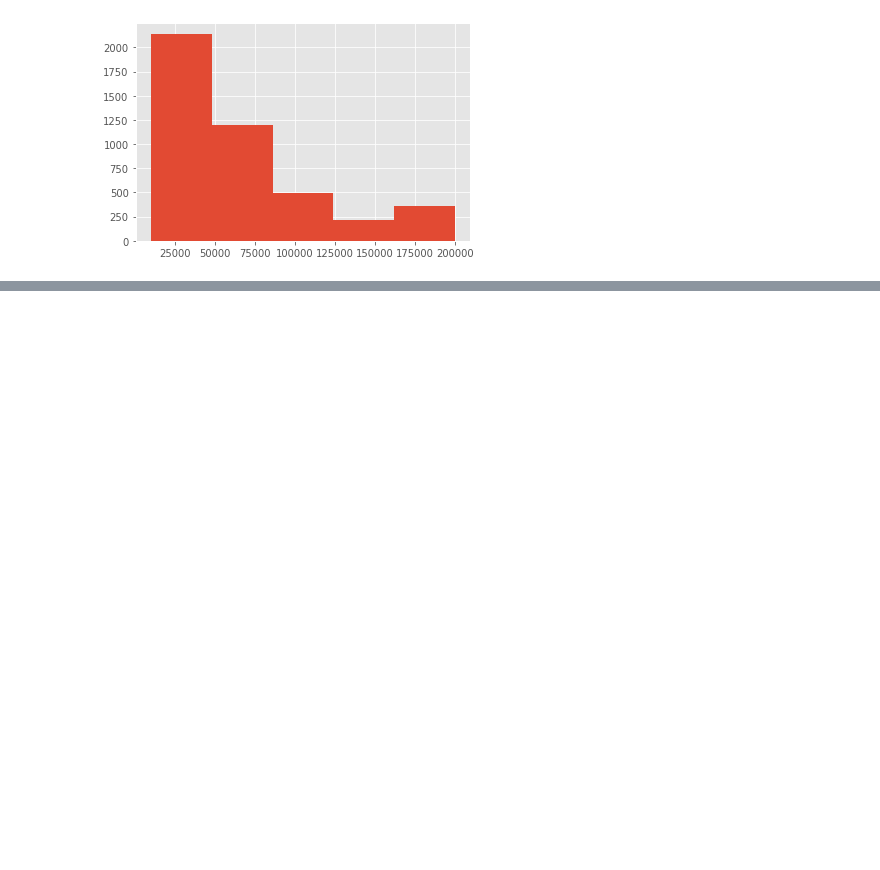
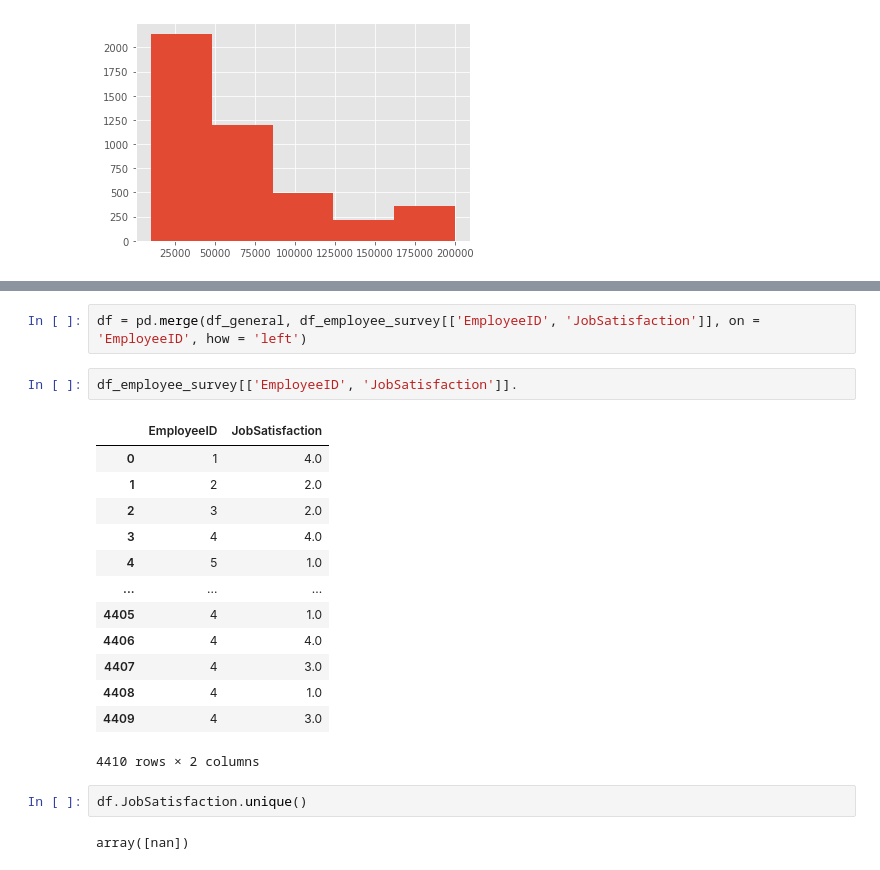
Before and after one commit to santiagogz11/HRProject, a Jupyter notebook: Exploracion.ipynb, the cells around one changed output, grey strips where cells are left out. Drawn from its saved outputs; the diff is of its cells as text; blank space fills up the shorter version.

Commit message:
Ajuste a dataframe

```diff
--- a/Exploracion.ipynb
+++ b/Exploracion.ipynb
@@ -179,0 +219,22 @@ plt.show()
+# %%
+df = pd.merge(df_general, df_employee_survey[['EmployeeID', 'JobSatisfaction']], on = 'EmployeeID', how = 'left')
+# %%
+df_employee_survey[['EmployeeID', 'JobSatisfaction']].
+# %% [output]
+|  | EmployeeID | JobSatisfaction |
+| 0 | 1 | 4.0 |
+| 1 | 2 | 2.0 |
+| 2 | 3 | 2.0 |
+| 3 | 4 | 4.0 |
+| 4 | 5 | 1.0 |
+| ... | ... | ... |
+| 4405 | 4 | 1.0 |
+| 4406 | 4 | 4.0 |
+| 4407 | 4 | 3.0 |
+| 4408 | 4 | 1.0 |
+| 4409 | 4 | 3.0 |
+4410 rows × 2 columns
+# %%
+df.JobSatisfaction.unique()
+# %% [output]
+array([nan])
```
Also changed, not shown: parts of 8 cells of this notebook, 2 other files.
